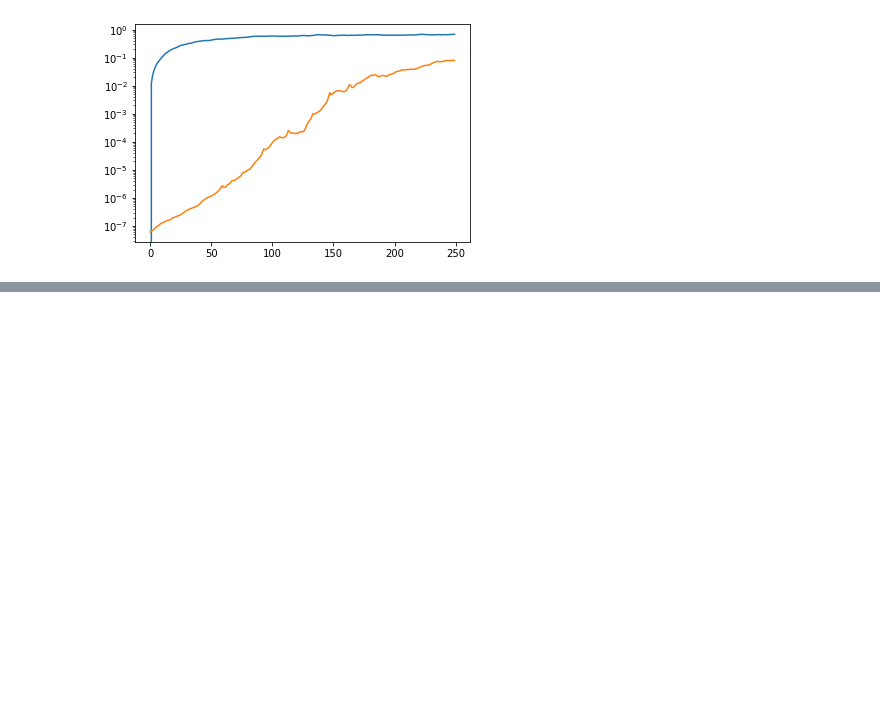
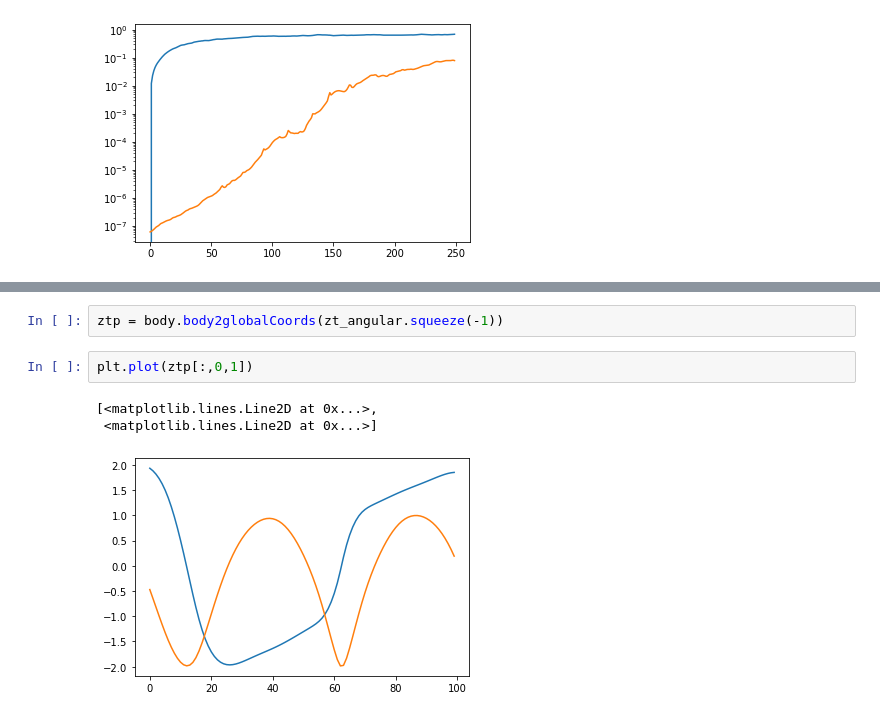
Before and after one commit to mfinzi/constrained-hamiltonian-neural-networks, a Jupyter notebook: plots.ipynb, the cells around one changed output, grey strips where cells are left out. Cells and saved outputs as stored; diff of their text form; blank space fills up the shorter version.

```diff
--- a/plots.ipynb
+++ b/plots.ipynb
@@ -36,0 +56,8 @@ ValueError: Either both or neither of `x` and `y` must be specified (but try pas
+# %%
+ztp = body.body2globalCoords(zt_angular.squeeze(-1))
+# %%
+plt.plot(ztp[:,0,1])
+# %% [output]
+[<matplotlib.lines.Line2D at 0x...>,
+ <matplotlib.lines.Line2D at 0x...>]
+[figure, added]
```
Also changed, not shown: parts of 4 cells of this notebook, 3 other files.
